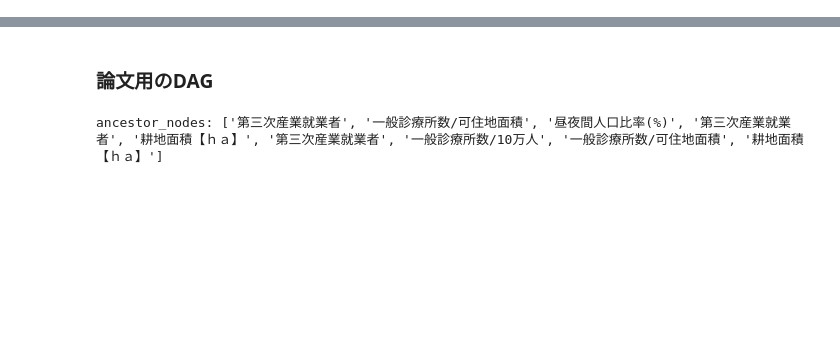
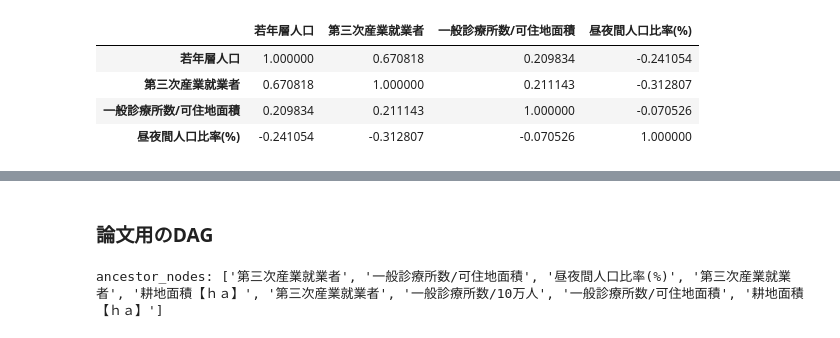
Before and after one commit to Itsuki966/structure_analysis, a Jupyter notebook: notears.ipynb, the cells around one changed output, grey strips where cells are left out. Cells and saved outputs as stored; diff of their text form; code cells hidden in the pictures; blank space fills up the shorter version.

```diff
--- a/notears.ipynb
+++ b/notears.ipynb
@@ -135,3 +135,11 @@ df10_15 = calc_changing_rate(df10, df15)
 all_df = pd.concat([df00_05, df05_10, df10_15], axis=0)
 all_df.dropna(inplace=True)
 all_df.reset_index(drop=True, inplace=True)
+# %%
+all_df[["若年層人口","第三次産業就業者","一般診療所数/可住地面積","昼夜間人口比率(%)"]].applymap(scaler).corr()
+# %% [output]
+|  | 若年層人口 | 第三次産業就業者 | 一般診療所数/可住地面積 | 昼夜間人口比率(%) |
+| 若年層人口 | 1.000000 | 0.670818 | 0.209834 | -0.241054 |
+| 第三次産業就業者 | 0.670818 | 1.000000 | 0.211143 | -0.312807 |
+| 一般診療所数/可住地面積 | 0.209834 | 0.211143 | 1.000000 | -0.070526 |
+| 昼夜間人口比率(%) | -0.241054 | -0.312807 | -0.070526 | 1.000000 |
```
Also changed, not shown: parts of 7 cells of this notebook.
